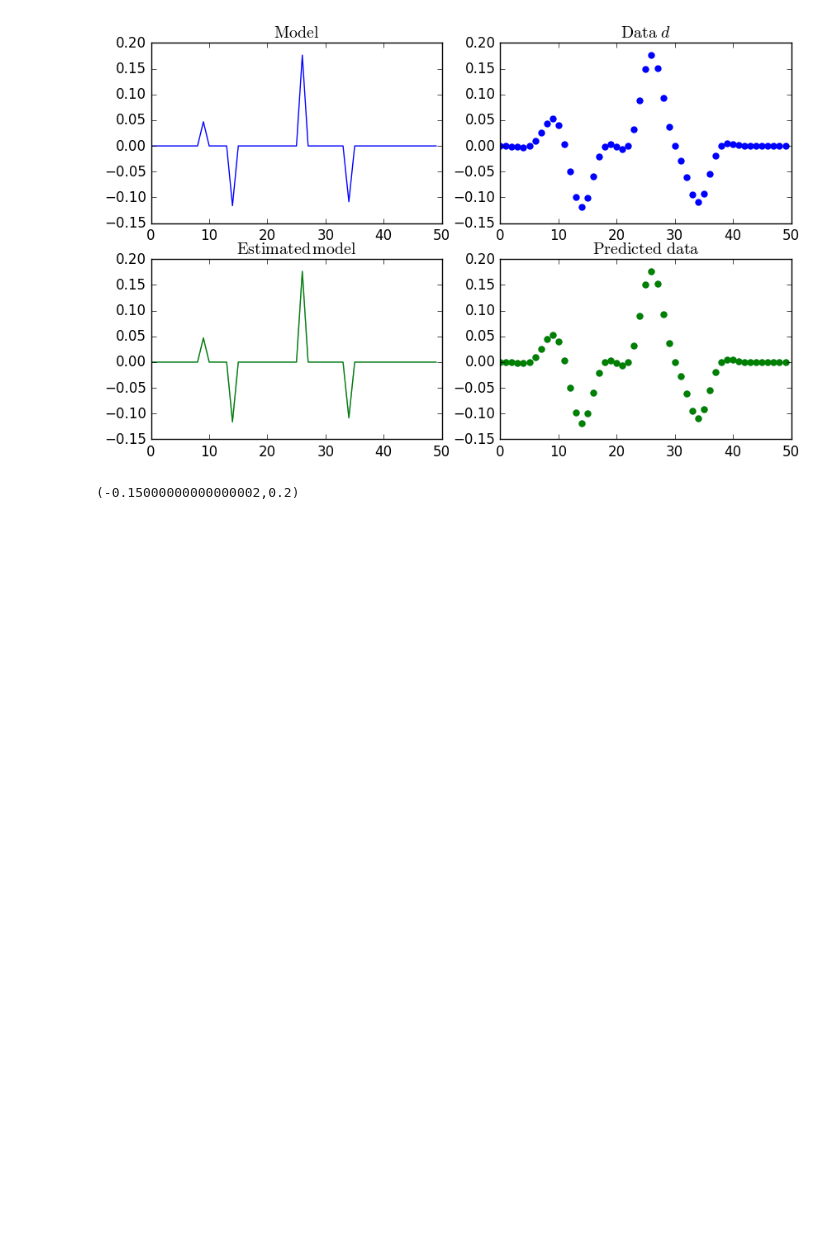
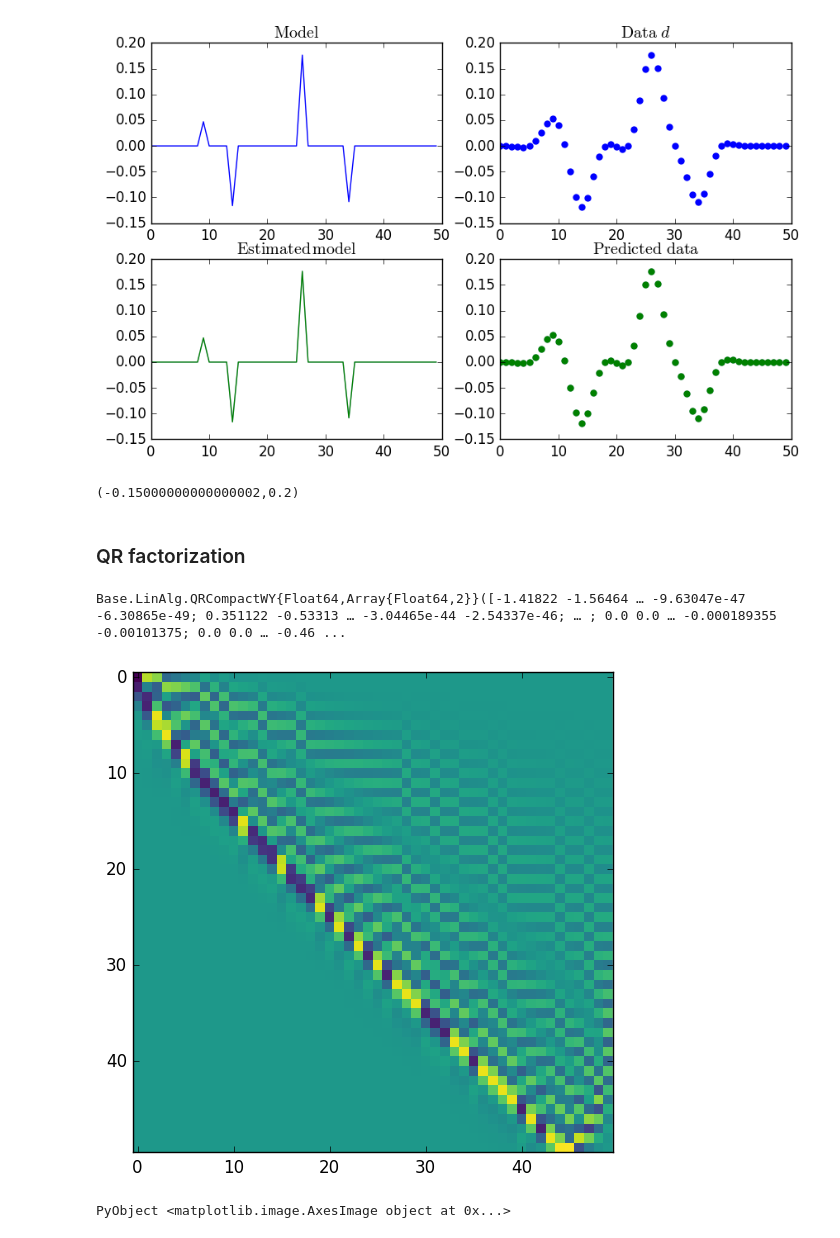
Before and after one commit to dfcastap/axb, a Jupyter notebook: Julia_wavelets.ipynb, the cells around one changed output. Drawn from its saved outputs; the diff is of its cells as text; code cells hidden in the pictures; blank space fills up the shorter version.

```diff
--- a/Julia_wavelets.ipynb
+++ b/Julia_wavelets.ipynb
@@ -227,3 +212,14 @@ plot_all(m, d, m_est, d_pred)
 # %% [output]
 [figure]
 (-0.15000000000000002,0.2)
+# %% [markdown]
+### QR factorization
+# %%
+F = qrfact(G)
+# %% [output]
+Base.LinAlg.QRCompactWY{Float64,Array{Float64,2}}([-1.41822 -1.56464 … -9.63047e-47 -6.30865e-49; 0.351122 -0.53313 … -3.04465e-44 -2.54337e-46; … ; 0.0 0.0 … -0.000189355 -0.00101375; 0.0 0.0 … -0.46 ...
+# %%
+imshow(F[:Q], cmap="viridis", interpolation="none")
+# %% [output]
+[figure, added]
+PyObject <matplotlib.image.AxesImage object at 0x...>
```
Also changed, not shown: parts of 23 cells of this notebook.
